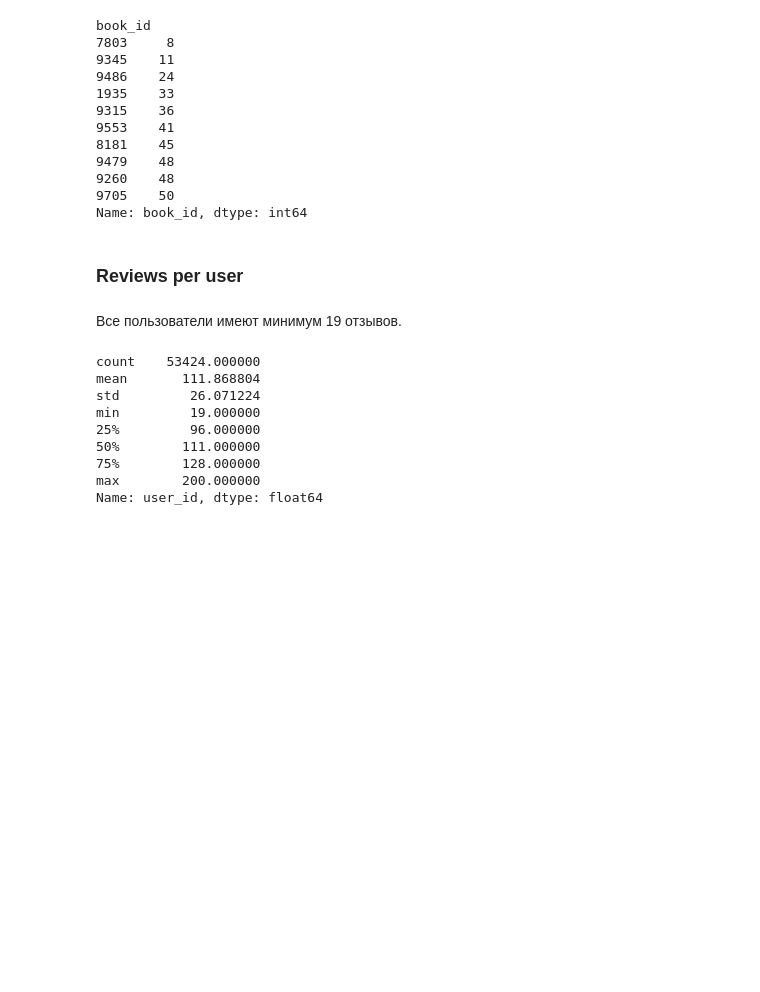
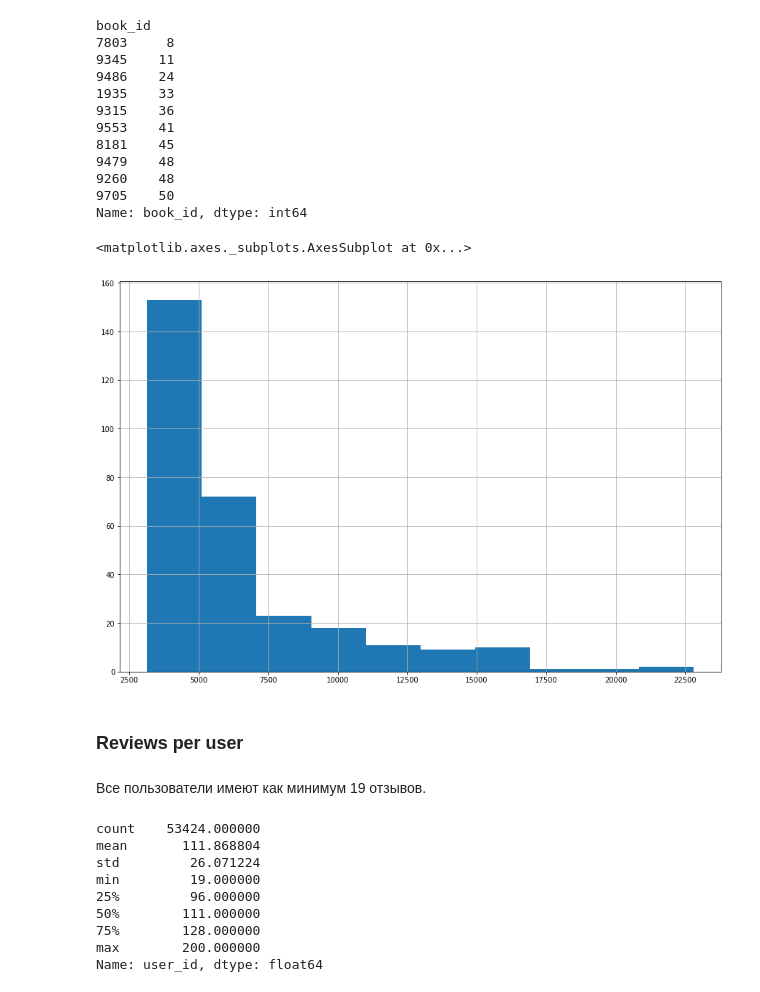
Before and after one commit to BuGzY1989/books_recommendation_system, a Jupyter notebook: books_recommendation_system.ipynb, the cells around one changed output. Cells and saved outputs as stored; diff of their text form; code cells hidden in the pictures; blank space fills up the shorter version.

```diff
--- a/books_recommendation_system.ipynb
+++ b/books_recommendation_system.ipynb
@@ -138,10 +194,15 @@ book_id
 9260    48
 9705    50
 Name: book_id, dtype: int64
+# %%
+reviews_per_book.sort_values(ascending=False)[:300].hist(figsize=(15, 10))
+# %% [output]
+<matplotlib.axes._subplots.AxesSubplot at 0x...>
+[figure, added]
 # %% [markdown]
 ### Reviews per user
 # %% [markdown]
-Все пользователи имеют минимум 19 отзывов.
+Все пользователи имеют как минимум 19 отзывов.
 # %%
 reviews_per_user = r.groupby( 'user_id' ).user_id.apply( lambda x: len( x ))
 reviews_per_user.describe()
```
Also changed, not shown: parts of 157 cells of this notebook.
